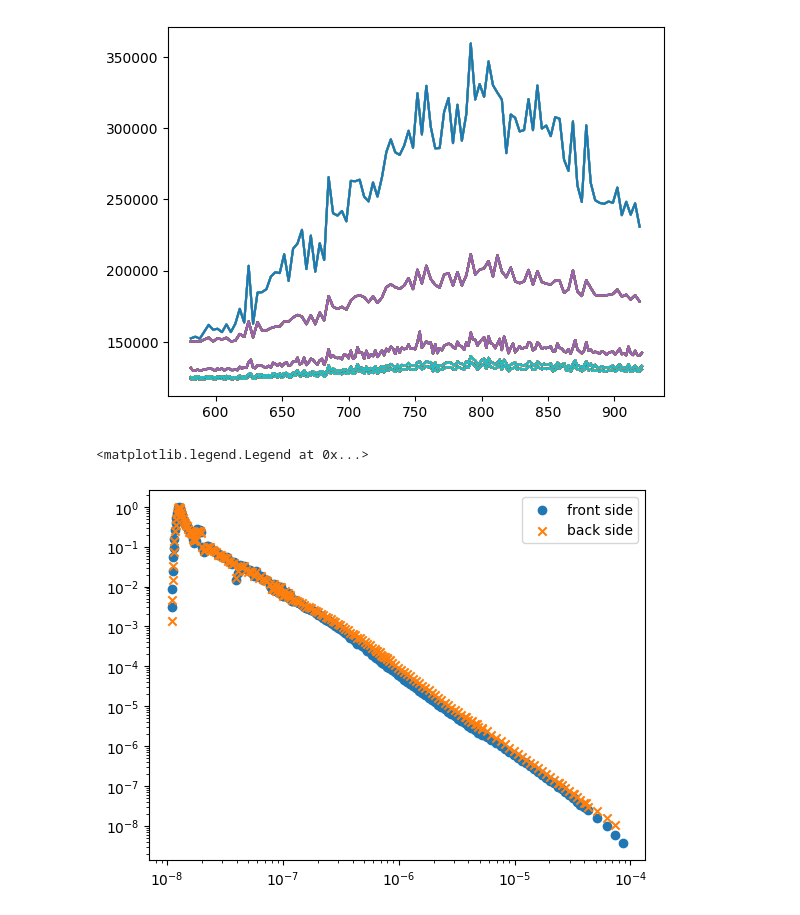
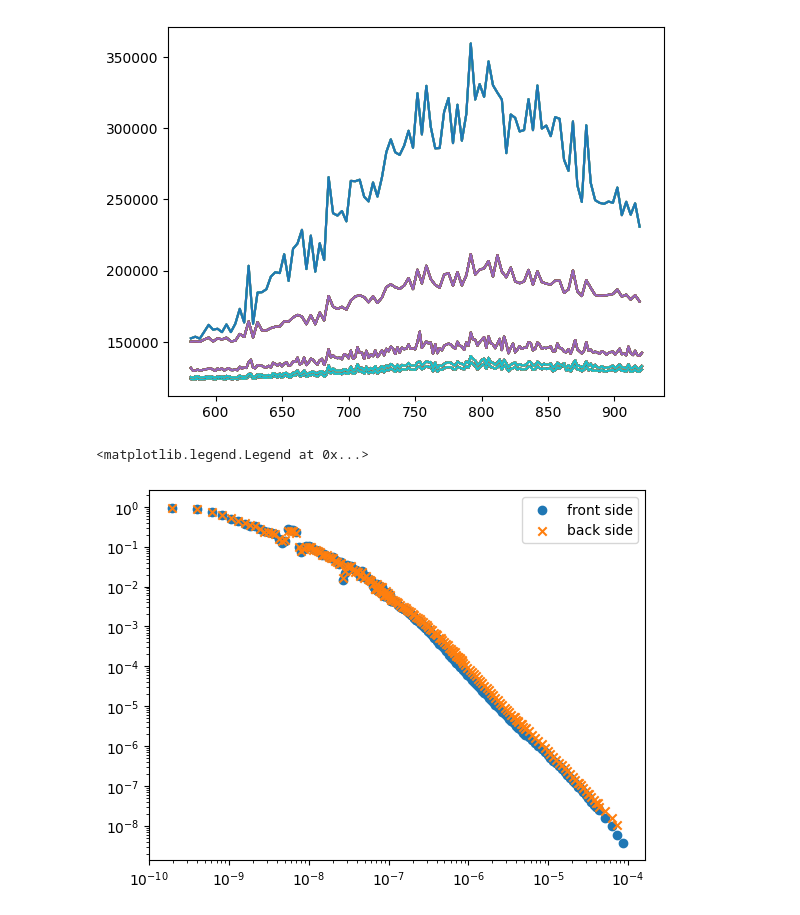
Before and after one commit to MimaxSimm/trPL_Analysis, a Jupyter notebook: trPL-Spectras.ipynb, the cells around one changed output. Saved outputs shown, nothing was run; the diff lists cells and outputs as text; code cells hidden in the pictures.

```diff
--- a/trPL-Spectras.ipynb
+++ b/trPL-Spectras.ipynb
@@ -186,11 +338,11 @@ array(['M02t16-BS_11p0-115ns_1p9nsGate.asc',
        'M02t16-BS_24000-85700ns_2500nsGate.asc'], dtype='<U38')
 [figure]
 # %%
-plt.scatter(trPLs.stitch_t, trPLs.stitch_trPL, label = "front side")
-plt.scatter(trPLs_BS.stitch_t, trPLs_BS.stitch_trPL, label = "back side", marker = "x")
+plt.scatter(trPLs.stitch_t - trPLs.stitch_t[np.argmax(trPLs.stitch_trPL)], trPLs.stitch_trPL, label = "front side")
+plt.scatter(trPLs_BS.stitch_t - trPLs_BS.stitch_t[np.argmax(trPLs_BS.stitch_trPL)], trPLs_BS.stitch_trPL, label = "back side", marker = "x")
 plt.yscale("log")
 plt.xscale("log")
 plt.legend()
 # %% [output]
 <matplotlib.legend.Legend at 0x...>
-[figure, old version]
+[figure, new version]
```
Also changed, not shown: parts of 9 cells of this notebook.
